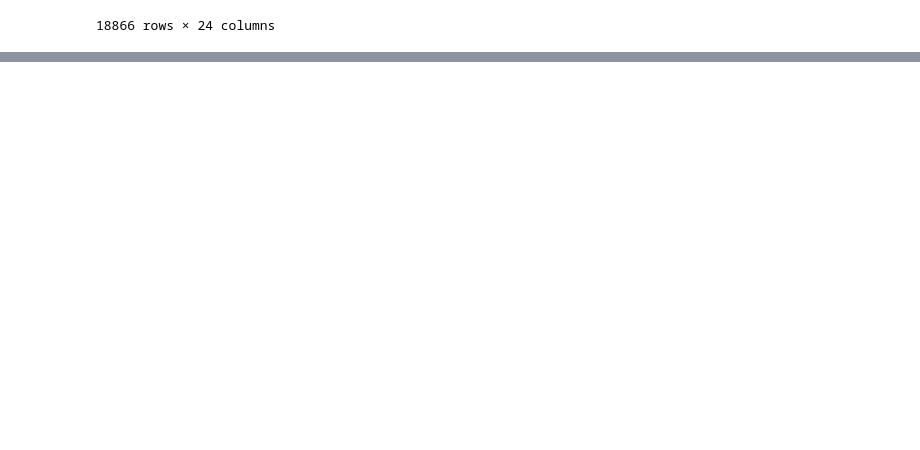
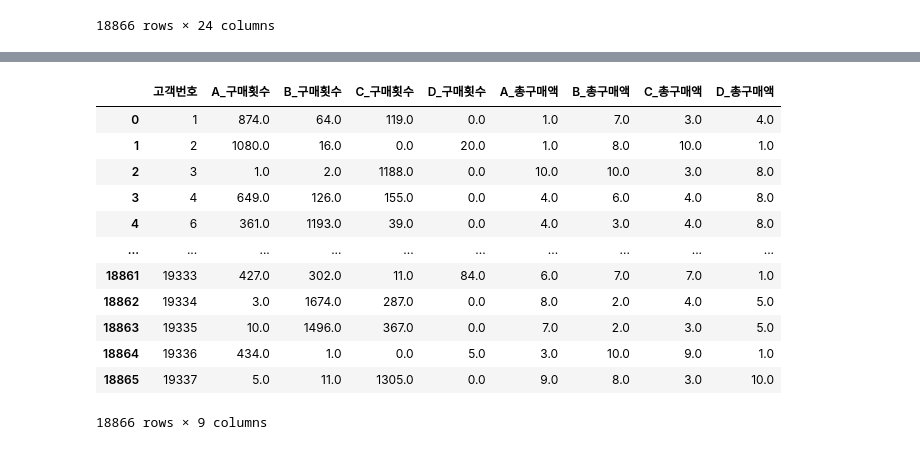
Before and after one commit to HyeonuJeong/Mycakd5, a Jupyter notebook: 1차프로젝트프로그래밍/정확도.ipynb, the cells around one changed output, grey strips where cells are left out. Cells and saved outputs as stored; diff of their text form; code cells hidden in the pictures; blank space fills up the shorter version.

```diff
--- a/1차프로젝트프로그래밍/정확도.ipynb
+++ b/1차프로젝트프로그래밍/정확도.ipynb
@@ -432,0 +429,17 @@ pjedf[(pjedf['14_1구매경험']=='유') & (pjedf['14_2구매경험']=='유')
+# %%
+df3=pd.read_csv('C:/1차data/제휴사수정최종.csv',encoding='cp949')
+df3
+# %% [output]
+|  | 고객번호 | A_구매횟수 | B_구매횟수 | C_구매횟수 | D_구매횟수 | A_총구매액 | B_총구매액 | C_총구매액 | D_총구매액 |
+| 0 | 1 | 874.0 | 64.0 | 119.0 | 0.0 | 1.0 | 7.0 | 3.0 | 4.0 |
+| 1 | 2 | 1080.0 | 16.0 | 0.0 | 20.0 | 1.0 | 8.0 | 10.0 | 1.0 |
+| 2 | 3 | 1.0 | 2.0 | 1188.0 | 0.0 | 10.0 | 10.0 | 3.0 | 8.0 |
+| 3 | 4 | 649.0 | 126.0 | 155.0 | 0.0 | 4.0 | 6.0 | 4.0 | 8.0 |
+| 4 | 6 | 361.0 | 1193.0 | 39.0 | 0.0 | 4.0 | 3.0 | 4.0 | 8.0 |
+| ... | ... | ... | ... | ... | ... | ... | ... | ... | ... |
+| 18861 | 19333 | 427.0 | 302.0 | 11.0 | 84.0 | 6.0 | 7.0 | 7.0 | 1.0 |
+| 18862 | 19334 | 3.0 | 1674.0 | 287.0 | 0.0 | 8.0 | 2.0 | 4.0 | 5.0 |
+| 18863 | 19335 | 10.0 | 1496.0 | 367.0 | 0.0 | 7.0 | 2.0 | 3.0 | 5.0 |
+| 18864 | 19336 | 434.0 | 1.0 | 0.0 | 5.0 | 3.0 | 10.0 | 9.0 | 1.0 |
+| 18865 | 19337 | 5.0 | 11.0 | 1305.0 | 0.0 | 9.0 | 8.0 | 3.0 | 10.0 |
+18866 rows × 9 columns
```
Also changed, not shown: parts of 11 cells of this notebook, 24 other files.
